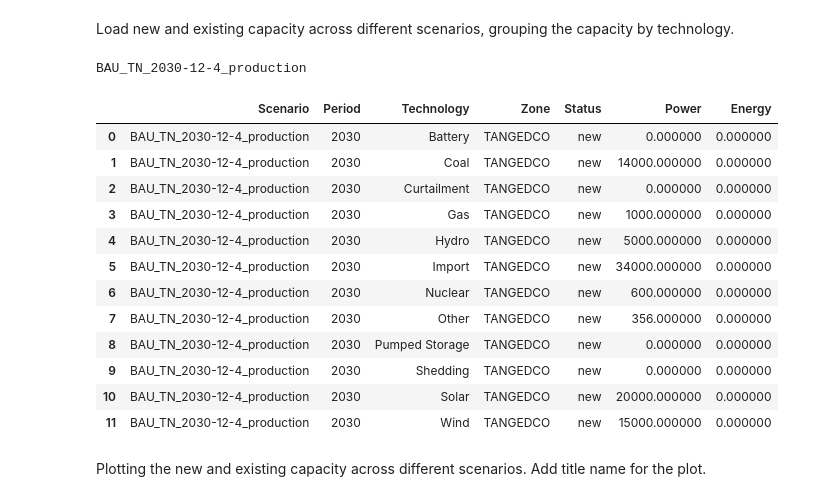
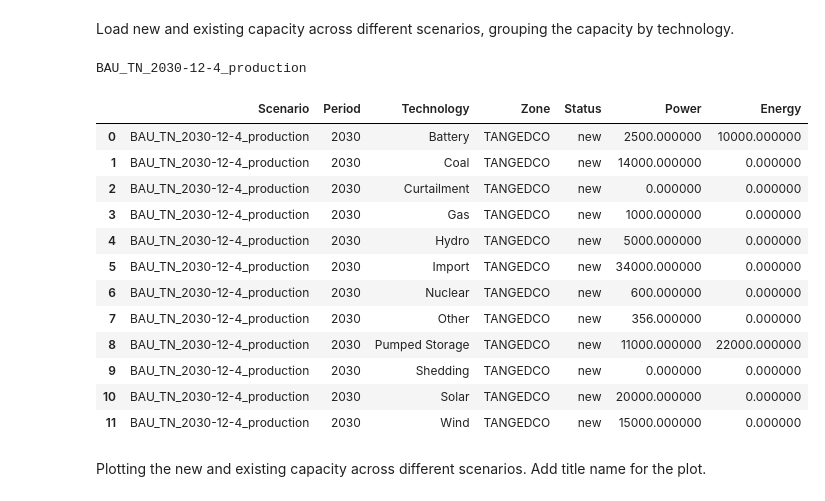
Before and after one commit to cetlab-ucsb/gridpath-workshop-ucsb, a Jupyter notebook: gridpath-workshop-production.ipynb, the cells around one changed output. Cells and saved outputs as stored; diff of their text form; code cells hidden in the pictures.

```diff
--- a/gridpath-workshop-production.ipynb
+++ b/gridpath-workshop-production.ipynb
@@ -140,13 +140,13 @@ dispatch_labels_ = pd.read_csv(directory + '/input_csvs_plotting/dispatch_labels
 # %% [markdown]
 Load new and existing capacity across different scenarios, grouping the capacity by technology.
 # %%
-capacity_         = _load_capacity_production(scen_labels_, path_to_scenarios)
+capacity_         = _load_capacity(scen_labels_, path_to_scenarios, gp_model = 'production')
 grouped_capacity_ = _group_capacity_technologies(capacity_, tech_labels_)
 grouped_capacity_.style
 # %% [output]
 BAU_TN_2030-12-4_production
 |  | Scenario | Period | Technology | Zone | Status | Power | Energy |
-| 0 | BAU_TN_2030-12-4_production | 2030 | Battery | TANGEDCO | new | 0.000000 | 0.000000 |
+| 0 | BAU_TN_2030-12-4_production | 2030 | Battery | TANGEDCO | new | 2500.000000 | 10000.000000 |
 | 1 | BAU_TN_2030-12-4_production | 2030 | Coal | TANGEDCO | new | 14000.000000 | 0.000000 |
 | 2 | BAU_TN_2030-12-4_production | 2030 | Curtailment | TANGEDCO | new | 0.000000 | 0.000000 |
 | 3 | BAU_TN_2030-12-4_production | 2030 | Gas | TANGEDCO | new | 1000.000000 | 0.000000 |
@@ -154,7 +154,7 @@ BAU_TN_2030-12-4_production
 | 5 | BAU_TN_2030-12-4_production | 2030 | Import | TANGEDCO | new | 34000.000000 | 0.000000 |
 | 6 | BAU_TN_2030-12-4_production | 2030 | Nuclear | TANGEDCO | new | 600.000000 | 0.000000 |
 | 7 | BAU_TN_2030-12-4_production | 2030 | Other | TANGEDCO | new | 356.000000 | 0.000000 |
-| 8 | BAU_TN_2030-12-4_production | 2030 | Pumped Storage | TANGEDCO | new | 0.000000 | 0.000000 |
+| 8 | BAU_TN_2030-12-4_production | 2030 | Pumped Storage | TANGEDCO | new | 11000.000000 | 22000.000000 |
 | 9 | BAU_TN_2030-12-4_production | 2030 | Shedding | TANGEDCO | new | 0.000000 | 0.000000 |
 | 10 | BAU_TN_2030-12-4_production | 2030 | Solar | TANGEDCO | new | 20000.000000 | 0.000000 |
 | 11 | BAU_TN_2030-12-4_production | 2030 | Wind | TANGEDCO | new | 15000.000000 | 0.000000 |
```
Also changed, not shown: parts of 15 cells of this notebook, 4 other files.
